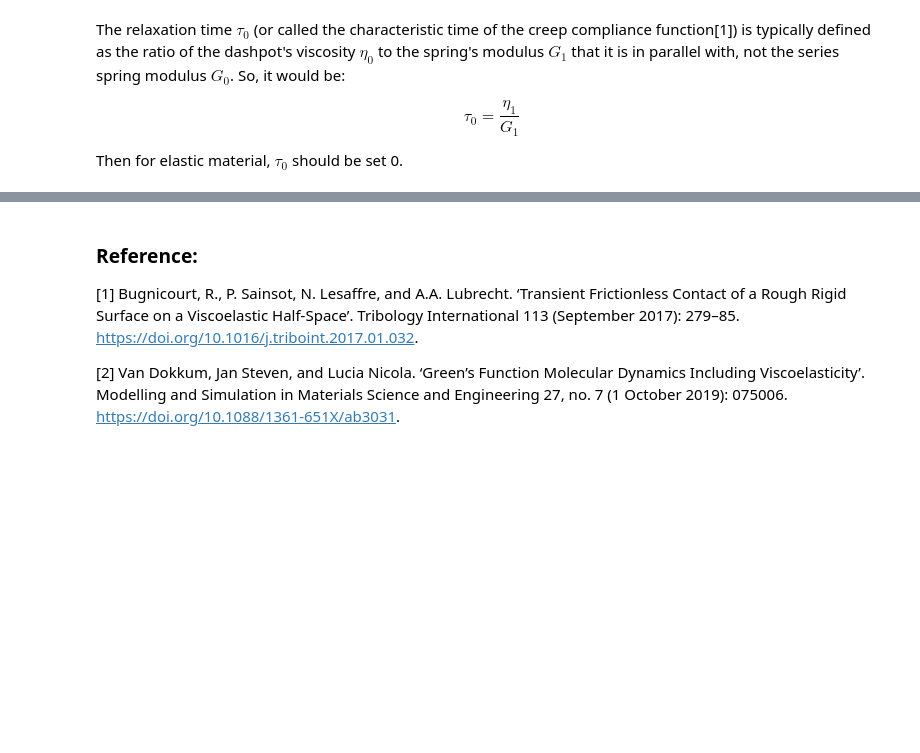
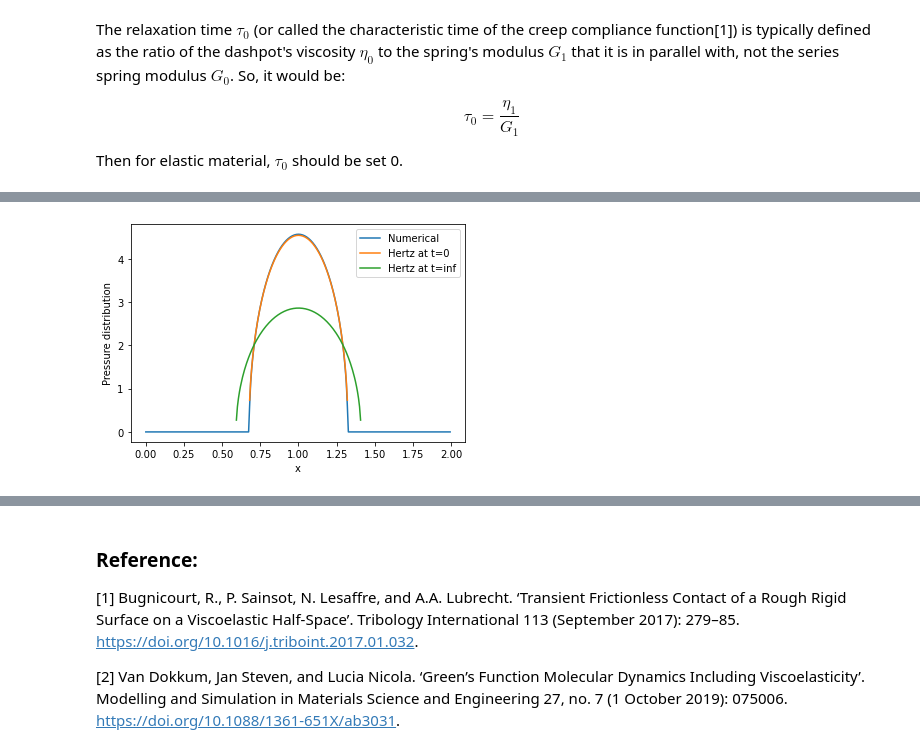
Before and after one commit to NathanLZC/Master-internship-repo-at-Institut-dAlembert, a Jupyter notebook: Week10/debugging_viscoelastic.ipynb, the cells around one changed output, grey strips where cells are left out. Drawn from its saved outputs; the diff is of its cells as text; code cells hidden in the pictures; blank space fills up the shorter version.

Commit message:
Add legends to plots

```diff
--- a/Week10/debugging_viscoelastic.ipynb
+++ b/Week10/debugging_viscoelastic.ipynb
@@ -171,5 +194,5 @@ $$ \tau_0 = \frac{\eta_1}{G_1} $$
 
 Then for elastic material, $\tau_0$ should be set 0.
 # %%
-tau_0 = 0  # s
+tau_0 = 0.  # s
 eta_1 = G_1 * tau_0  # Characteristic time
@@ -229,0 +281,28 @@ $$
+# %%
+#######################################
+###Hertzian contact theory reference
+#######################################
+##Hertz solution at t0
+E_effective_t0 = 2*G_0*(1+nu)/(1-nu**2)
+
+p0_t0 = (6*W*(E_effective_t0)**2/(np.pi**3*Radius**2))**(1/3)
+a_t0 = (3*W*Radius/(4*(E_effective_t0)))**(1/3)
+##Hertz solution at t_inf
+E_effective_inf = 2*G_inf*(1+nu)/(1-nu**2)
+
+p0_t_inf = (6*W*(E_effective_inf)**2/(np.pi**3*Radius**2))**(1/3)
+a_t_inf = (3*W*Radius/(4*(E_effective_inf)))**(1/3)
+
+
+plt.plot(x[n//2], P[n//2])
+plt.plot(x[n//2], p0_t0*np.sqrt(1 - (x[n//2]-x0)**2 / a_t0**2))
+plt.plot(x[n//2], p0_t_inf*np.sqrt(1 - (x[n//2]-x0)**2 / a_t_inf**2))
+plt.legend(["Numerical", "Hertz at t=0", "Hertz at t=inf"])
+plt.xlabel("x")
+plt.ylabel("Pressure distribution")
+plt.show()
+
+Ac_hertz_t0 = np.pi*a_t0**2
+Ac_hertz_t_inf = np.pi*a_t_inf**2
+# %% [output]
+[figure, added]
```
Also changed, not shown: parts of 9 cells of this notebook, 2 other files.
